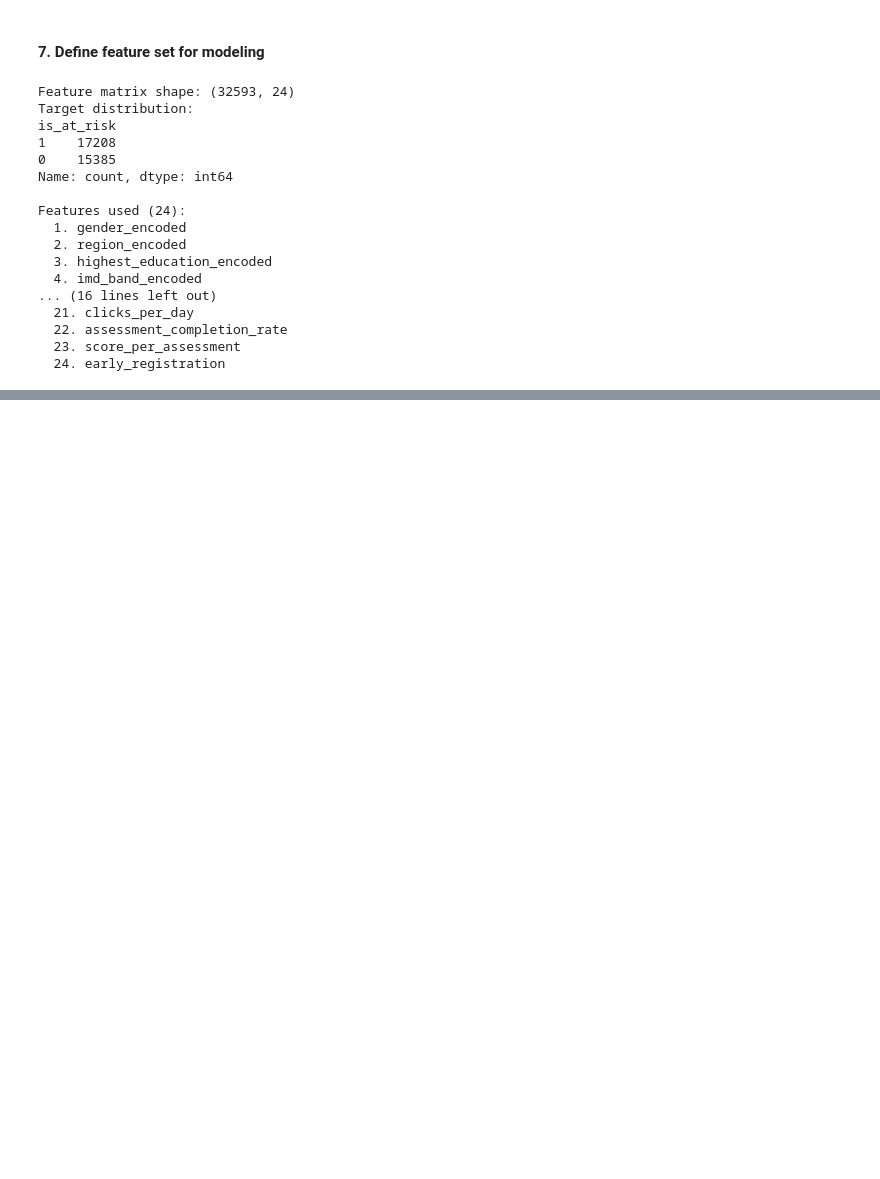
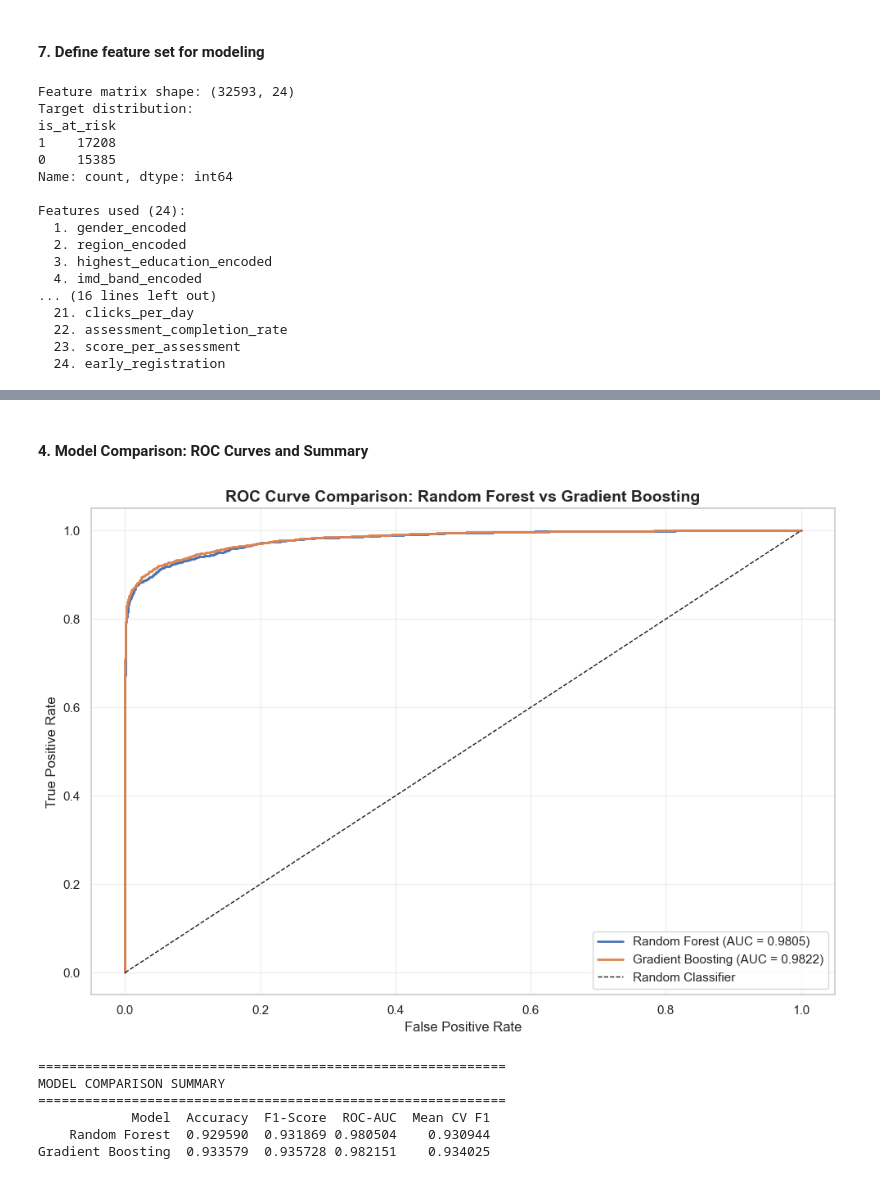
Before and after one commit to SDPcodes/student-performance-analytics, a Jupyter notebook: analytics_notebook.ipynb, the cells around one changed output, grey strips where cells are left out. Saved outputs shown, nothing was run; the diff lists cells and outputs as text; code cells hidden in the pictures; blank space fills up the shorter version.

```diff
--- a/analytics_notebook.ipynb
+++ b/analytics_notebook.ipynb
@@ -724,0 +731,16 @@ Features used (24):
+# %%
+from sklearn.model_selection import train_test_split, cross_val_score
+from sklearn.ensemble import RandomForestClassifier, GradientBoostingClassifier
+from sklearn.metrics import accuracy_score, f1_score, confusion_matrix, classification_report, roc_auc_score, roc_curve
+from sklearn.preprocessing import StandardScaler
+
+X_train, X_test, y_train, y_test = train_test_split(X, y, test_size=0.2, random_state=42, stratify=y)
+
+scaler = StandardScaler()
+X_train_scaled = scaler.fit_transform(X_train)
+X_test_scaled = scaler.transform(X_test)
+
+print(f"Training set: {X_train.shape[0]} samples")
+print(f"Test set: {X_test.shape[0]} samples")
+print(f"\nTraining target distribution:\n{y_train.value_counts(normalize=True).round(3)}")
+print(f"\nTest target distribution:\n{y_test.value_counts(normalize=True).round(3)}")
@@ -724,0 +899,46 @@ Features used (24):
+# %% [markdown]
+#### 4. Model Comparison: ROC Curves and Summary
+# %%
+fig, ax = plt.subplots(figsize=(10,7))
+
+# Random Forest ROC
+rf_false_positive_rate, rf_true_positive_rate, _ = roc_curve(y_test, rf_pred_proba)
+rf_area_under_curve = roc_auc_score(y_test, rf_pred_proba)
+ax.plot(rf_false_positive_rate, rf_true_positive_rate, label=f"Random Forest (AUC = {rf_area_under_curve:.4f})", linewidth=2)
+
+# Gradient Boosting ROC
+gb_false_positive_rate, gb_true_positive_rate, _ = roc_curve(y_test, gb_pred_proba)
+gb_area_under_curve = roc_auc_score(y_test, gb_pred_proba)
+ax.plot(gb_false_positive_rate, gb_true_positive_rate, label=f"Gradient Boosting (AUC = {gb_area_under_curve:.4f})", linewidth=2)
+
+# Diagonal line (random classifier)
+ax.plot([0, 1], [0, 1], 'k--', linewidth=1, label="Random Classifier")
+
+ax.set_xlabel("False Positive Rate", fontsize=12)
+ax.set_ylabel("True Positive Rate", fontsize=12)
+ax.set_title("ROC Curve Comparison: Random Forest vs Gradient Boosting", fontsize=14, fontweight="bold")
+ax.legend(fontsize=11)
+ax.grid(True, alpha=0.3)
+plt.tight_layout()
+plt.show()
+
+# Summary table
+print("\n" + "=" * 60)
+print("MODEL COMPARISON SUMMARY")
+print("=" * 60)
+comparison_df = pd.DataFrame({
+    "Model": ["Random Forest", "Gradient Boosting"],
+    "Accuracy": [accuracy_score(y_test, rf_pred), accuracy_score(y_test, gb_pred)],
+    "F1-Score": [f1_score(y_test, rf_pred), f1_score(y_test, gb_pred)],
+    "ROC-AUC": [rf_area_under_curve, gb_area_under_curve],
+    "Mean CV F1": [cv_scores.mean(), cv_scores_gb.mean()]
+})
+print(comparison_df.to_string(index=False))
+# %% [output]
+[figure, added]
+============================================================
+MODEL COMPARISON SUMMARY
+============================================================
+            Model  Accuracy  F1-Score  ROC-AUC  Mean CV F1
+    Random Forest  0.929590  0.931869 0.980504    0.930944
+Gradient Boosting  0.933579  0.935728 0.982151    0.934025
```
Also changed, not shown: parts of 14 cells of this notebook.
